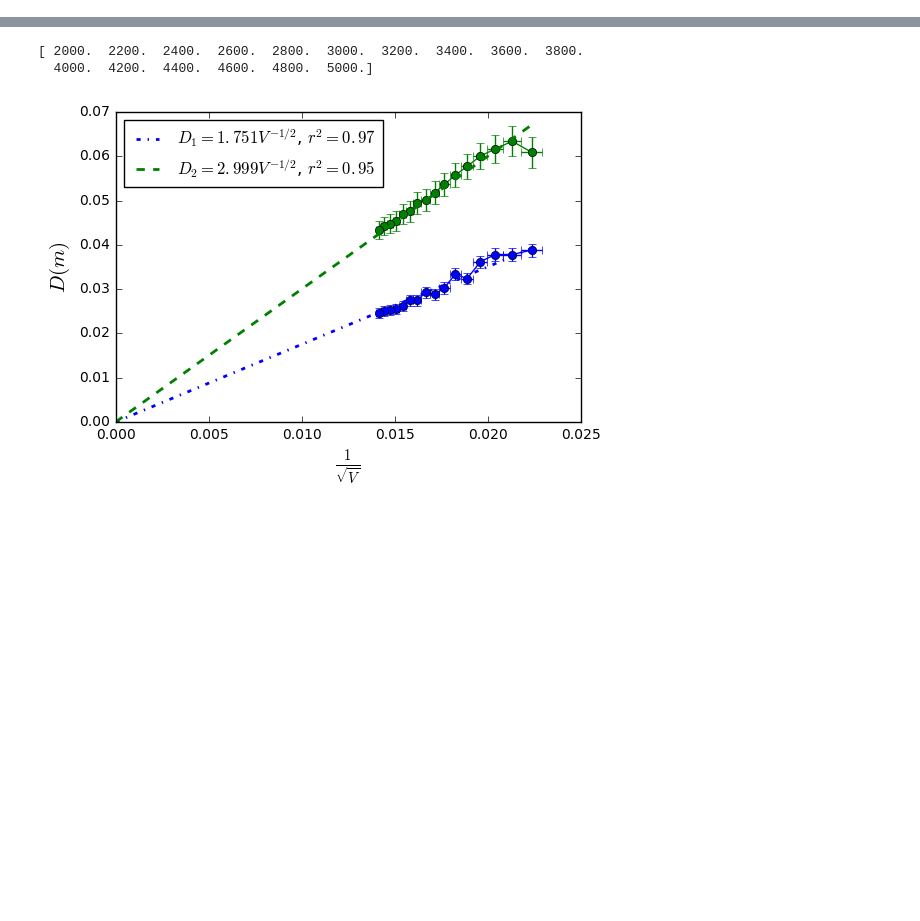
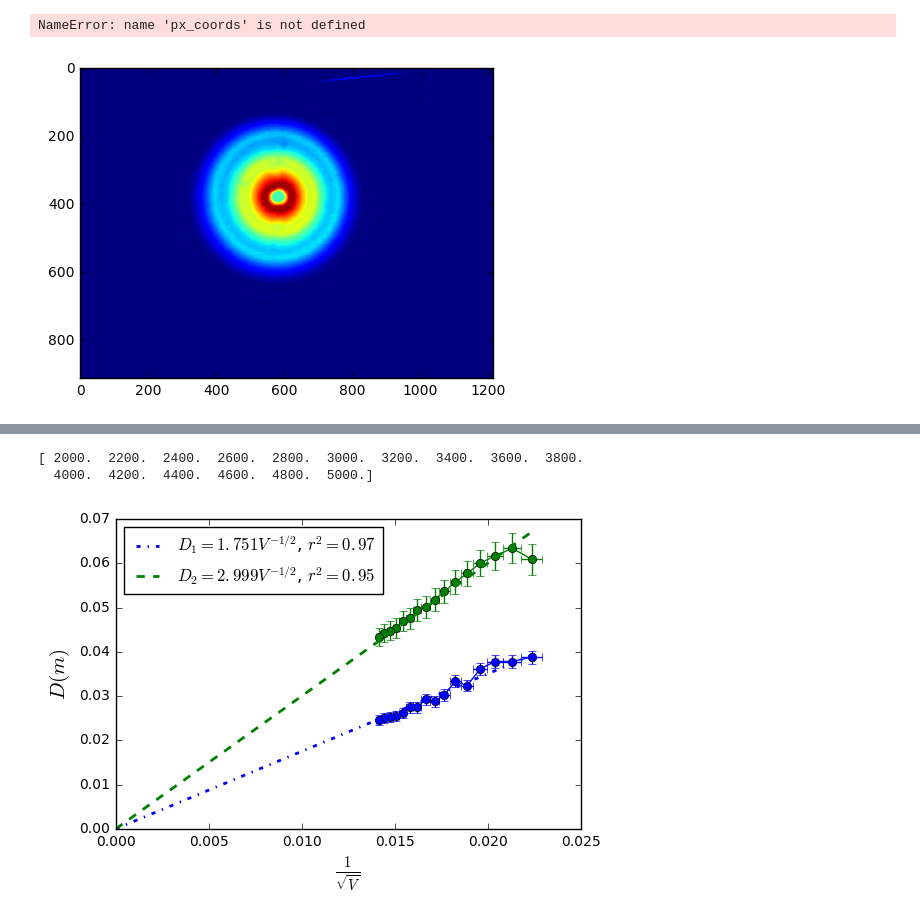
Before and after one commit to dforero0896/Laboratorio_Intermedio, a Jupyter notebook: Difr_electrones/difr_elec.ipynb, the cells around one changed output, grey strips where cells are left out. Drawn from its saved outputs; the diff is of its cells as text; code cells hidden in the pictures; blank space fills up the shorter version.

```diff
--- a/Difr_electrones/difr_elec.ipynb
+++ b/Difr_electrones/difr_elec.ipynb
@@ -42,3 +48,18 @@ plt.imshow(pics_list[0][:, :, :])
+# %%
+img=mpimg.imread('exp_pics/50_edit.jpg')
+plt.imshow(img[:,:,1])
+#plt.plot(img[:,:,1][400, :])
+#plt.plot(pics_list[10][400, :,1])
+filtered = lowess(pics_list[10][400, :,1], px_coords, is_sorted=True, frac=0.025, it=0)
+#plt.plot(filtered[:,0], filtered[:,1])
+plt.xlabel('$x(px)$', fontsize=12)
+plt.ylabel('Intensidad (UA)')
+plt.xlim(0, 1200)
+plt.gcf()
+#plt.savefig('example_slice.png', dpi=300)
+# %% [output]
+NameError: name 'px_coords' is not defined
+[figure, added]
 # %%
 px_coords=np.arange(0, 1217)
 init_px=207 #posicion arreglo
```
Also changed, not shown: parts of 11 cells of this notebook, 24 other files.
